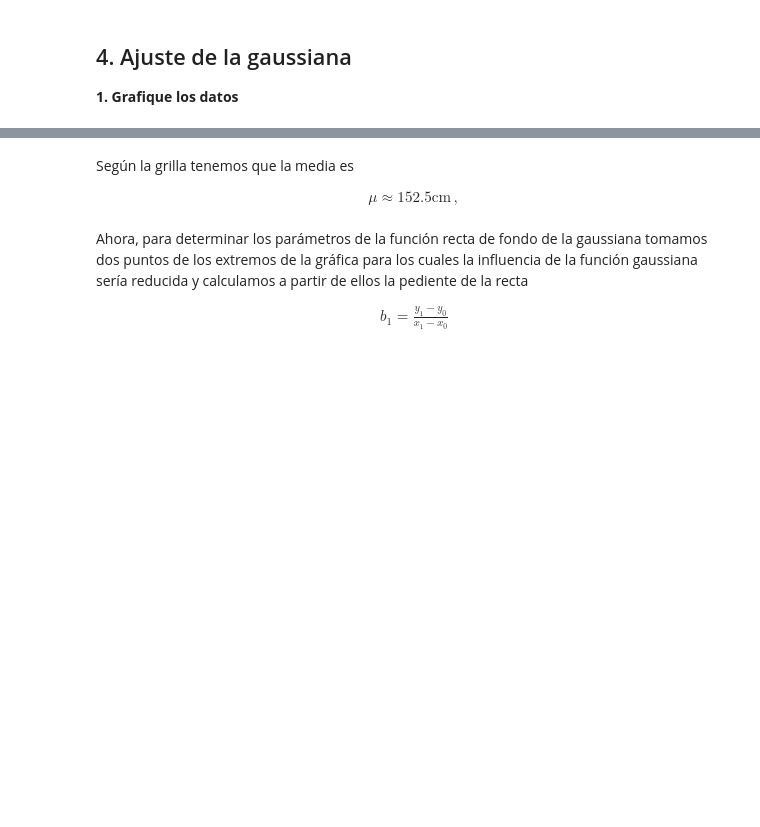
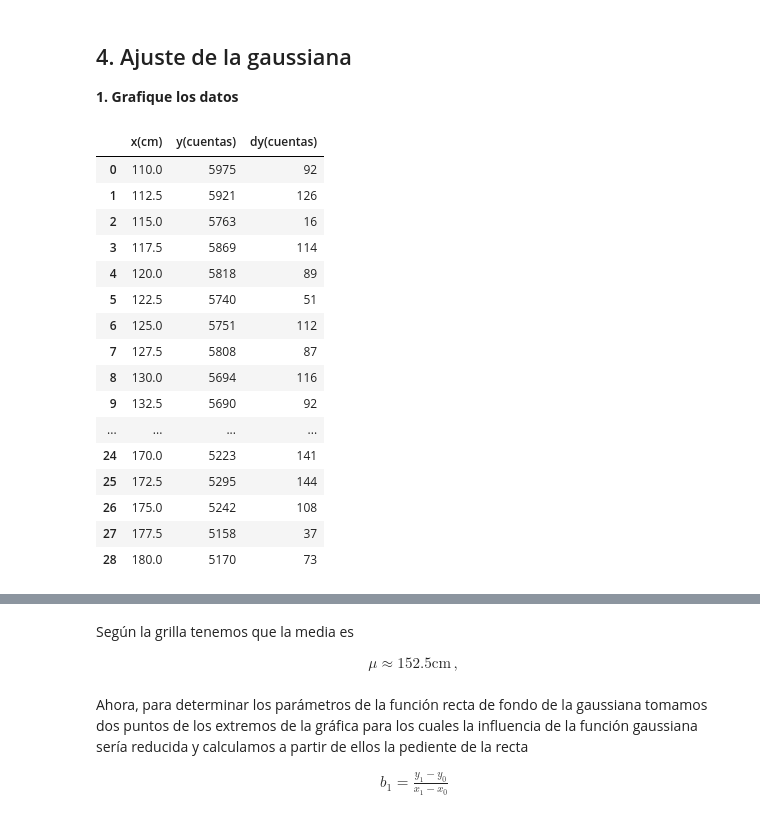
Before and after one commit to dangarciahe/ProblemasExperimental, a Jupyter notebook: Punto4.ipynb, the cells around one changed output, grey strips where cells are left out. Cells and saved outputs as stored; diff of their text form; code cells hidden in the pictures; blank space fills up the shorter version.

```diff
--- a/Punto4.ipynb
+++ b/Punto4.ipynb
@@ -12,8 +12,27 @@ import numpy as np
 # %%
 df = pd.read_csv("gauss+recta+incert.csv")
 x = df.iloc[:,0].to_numpy()
 y = df.iloc[:,1].to_numpy()
 dy = df.iloc[:,2].to_numpy()
+df
+# %% [output]
+|  | x(cm) | y(cuentas) | dy(cuentas) |
+| 0 | 110.0 | 5975 | 92 |
+| 1 | 112.5 | 5921 | 126 |
+| 2 | 115.0 | 5763 | 16 |
+| 3 | 117.5 | 5869 | 114 |
+| 4 | 120.0 | 5818 | 89 |
+| 5 | 122.5 | 5740 | 51 |
+| 6 | 125.0 | 5751 | 112 |
+| 7 | 127.5 | 5808 | 87 |
+| 8 | 130.0 | 5694 | 116 |
+| 9 | 132.5 | 5690 | 92 |
+| ... | ... | ... | ... |
+| 24 | 170.0 | 5223 | 141 |
+| 25 | 172.5 | 5295 | 144 |
+| 26 | 175.0 | 5242 | 108 |
+| 27 | 177.5 | 5158 | 37 |
+| 28 | 180.0 | 5170 | 73 |
 # %%
 from matplotlib.collections import EventCollection
 
```
Also changed, not shown: parts of 9 cells of this notebook, 9 other files.
